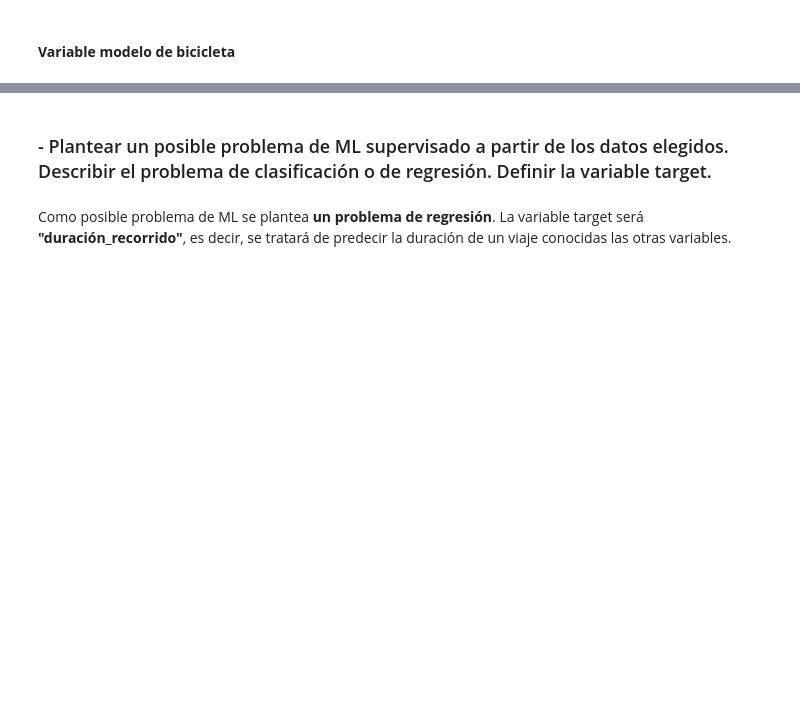
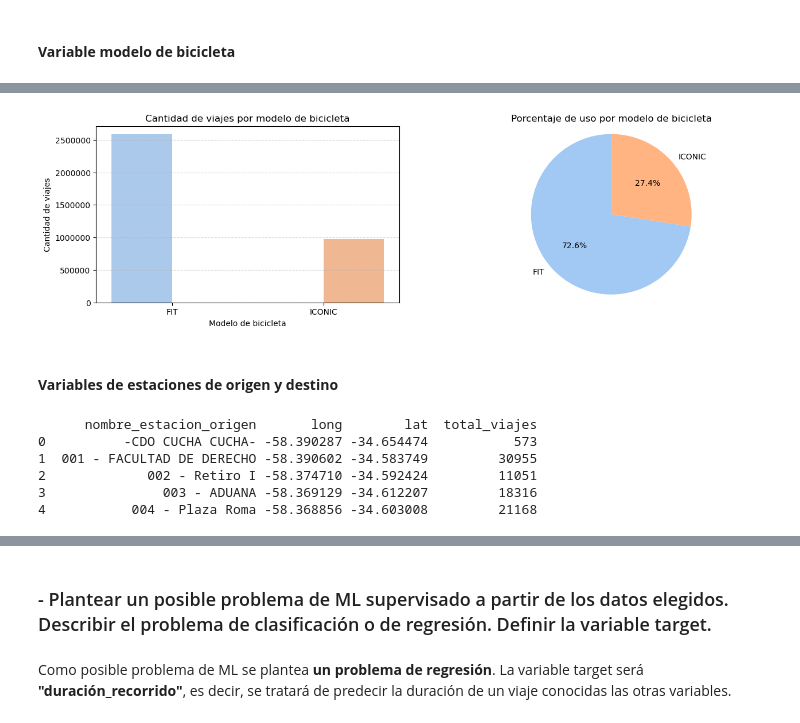
Before and after one commit to elianpinzas/add_tp_final, a Jupyter notebook: trabajo_final.ipynb, the cells around one changed output, grey strips where cells are left out. Drawn from its saved outputs; the diff is of its cells as text; code cells hidden in the pictures; blank space fills up the shorter version.

Commit message:
Agregados cambios en notebook (ahora sí). Además se agregó un archivo para carga de datos de CABA (geojson)

```diff
--- a/trabajo_final.ipynb
+++ b/trabajo_final.ipynb
@@ -325,0 +335,69 @@ plot_pie(
+# %%
+fig, axes = plt.subplots(1, 2, figsize=(15, 4))
+
+axes = axes.flatten()
+
+paleta_base = sns.color_palette('pastel')
+
+colores_bicicletas = {
+    'FIT':     paleta_base[0],
+    'ICONIC':   paleta_base[1],
+}
+
+# Grafico 1: Barras
+sns.countplot(
+    x='modelo_bicicleta',
+    data=ecobici_df,
+    hue='modelo_bicicleta',
+    palette=colores_bicicletas,
+    ax=axes[0],
+    legend=False
+)
+axes[0].set_title('Cantidad de viajes por modelo de bicicleta')
+axes[0].set_xlabel('Modelo de bicicleta')
+axes[0].set_ylabel('Cantidad de viajes')
+axes[0].grid(axis='y', ls='--', alpha=0.5)
+axes[0].ticklabel_format(style='plain', axis='y')
+
+# Grafico 2: Pie chart
+plot_pie(
+    data=ecobici_df,
+    column='modelo_bicicleta',
+    mapa_colores=colores_bicicletas,
+    ax=axes[1],
+    title='Porcentaje de uso por modelo de bicicleta'
+)
+# %% [output]
+[figure, added]
+# %% [markdown]
+#### **Variables de estaciones de origen y destino**
+# %%
+# Se agrupan por estación de origen para tener coordenadas únicas y contar cuántos viajes salen de cada una
+estaciones = (
+    ecobici_df.groupby('nombre_estacion_origen')
+    .agg(
+        long=('long_estacion_origen', 'first'),
+        lat=('lat_estacion_origen', 'first'),
+        total_viajes=('id_recorrido', 'count')
+    )
+    .reset_index()
+    .dropna() # por las dudas si hay alguna sin coordenadas
+)
+
+print(estaciones.head())
+
+# Se crea la geometría de puntos geométricos espaciales
+geometria = gpd.points_from_xy(estaciones['long'], estaciones['lat'])
+
+# Se transforma a GeoDataFrame
+geo_estaciones = gpd.GeoDataFrame(estaciones, geometry=geometria, crs="EPSG:4326")
+
+# Se carga el mapa de los barrios de CABA
+mapa_caba = gpd.read_file('./geojson/barrios.geojson')
+# %% [output]
+      nombre_estacion_origen       long        lat  total_viajes
+0          -CDO CUCHA CUCHA- -58.390287 -34.654474           573
+1  001 - FACULTAD DE DERECHO -58.390602 -34.583749         30955
+2             002 - Retiro I -58.374710 -34.592424         11051
+3               003 - ADUANA -58.369129 -34.612207         18316
+4           004 - Plaza Roma -58.368856 -34.603008         21168
```
Also changed, not shown: parts of 6 cells of this notebook.
